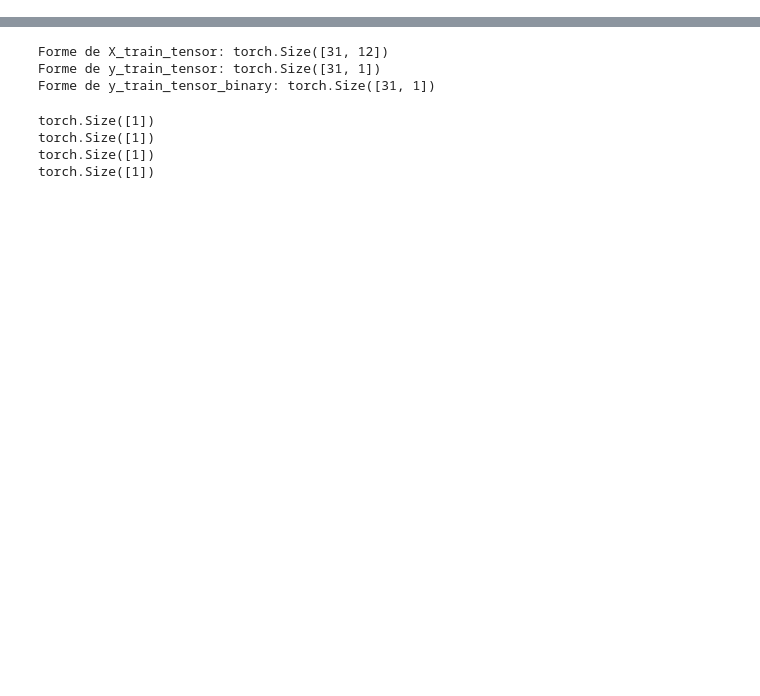
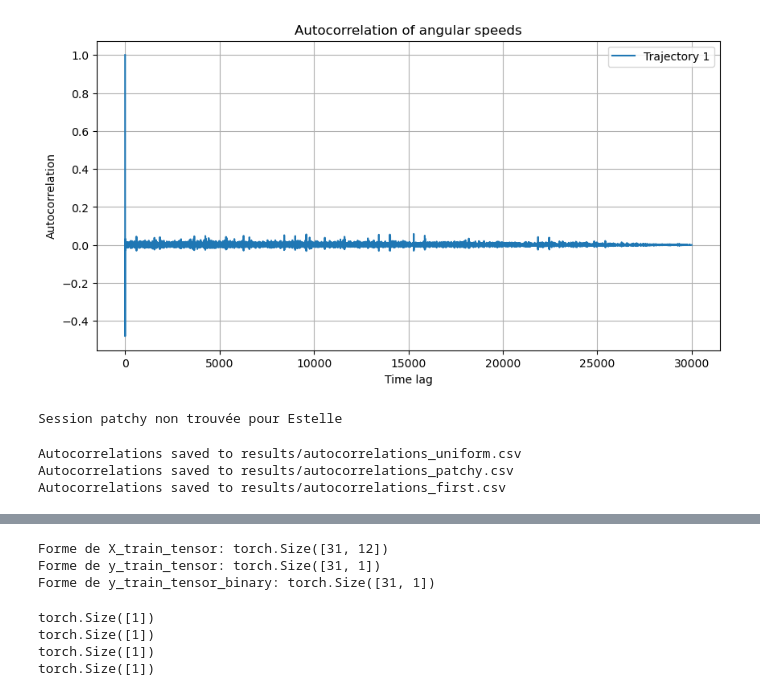
Before and after one commit to TomFiz/neuroforest, a Jupyter notebook: neuroforest-master/notebooks/extract_explicit_features.ipynb, the cells around one changed output, grey strips where cells are left out. Saved outputs shown, nothing was run; the diff lists cells and outputs as text; code cells hidden in the pictures; blank space fills up the shorter version.

```diff
--- a/neuroforest-master/notebooks/extract_explicit_features.ipynb
+++ b/neuroforest-master/notebooks/extract_explicit_features.ipynb
@@ -187,0 +206,22 @@ def feature_reduction(features, points_per_second, original_points_per_second=25
+# %%
+def compute_autocorrelation(features_dict, feature_name):
+    """
+    Calcule l'autocorrélation pour chaque trajectoire d'une feature donnée.
+
+    Args:
+        features_dict (dict): Le dictionnaire des features extraites.
+        feature_name (str): Le nom de la feature à analyser.
+
+    Returns:
+        list: Liste des autocorrélations calculées pour chaque trajectoire.
+    """
+    autocorrelations = []
+    for feature in features_dict[feature_name]:
+        feature_values = feature[0]  # Valeurs temporelles de la feature
+        if feature_values.ndim > 1:  # Si c'est un tableau 2D, convertir en 1D
+            feature_values = np.linalg.norm(feature_values, axis=1)  # Norme des vecteurs
+        autocorr = np.correlate(feature_values, feature_values, mode='full')  # Calcul de l'autocorrélation
+        autocorr = autocorr[autocorr.size // 2:]  # Prendre uniquement la moitié positive
+        autocorr /= autocorr[0]  # Normalisation
+        autocorrelations.append(autocorr)
+    return autocorrelations
@@ -190,2 +293,41 @@ trajectories, labels = features_extraction(dataloader, "uniform")
 # %%
 features = features_computing(trajectories)
+# %%
+feature_name = "angular speeds"
+autocorrelations = compute_autocorrelation(features, feature_name)
+
+plt.figure(figsize=(10, 5))
+for i, autocorr in enumerate(autocorrelations):
+    plt.plot(autocorr, label=f"Trajectory {i+1}")
+    break
+plt.title(f"Autocorrelation of {feature_name}")
+plt.xlabel("Time lag")
+plt.ylabel("Autocorrelation")
+plt.legend()
+plt.grid()
+plt.show()
+# %% [output]
+[figure, added]
+# %%
+names_uniform, trajectories_uniform, labels = features_extraction(dataloader, "uniform")
+names_patchy, trajectories_patchy, _ = features_extraction(dataloader, "patchy")
+names_first, trajectories_first, _ = features_extraction(dataloader, "first")
+
+mushrooms_first = mushroom_count(dataloader, "first")
+mushrooms_uniform = mushroom_count(dataloader, "uniform")
+mushrooms_patchy = mushroom_count(dataloader, "patchy")
+
+
+features_uniform = features_computing(trajectories_uniform)
+features_patchy = features_computing(trajectories_patchy)
+features_first = features_computing(trajectories_first)
+# %% [output]
+Session patchy non trouvée pour Estelle
+# %%
+save_autocorrelations_to_csv(features_uniform, names_uniform, "results/autocorrelations_uniform.csv")
+save_autocorrelations_to_csv(features_patchy, names_patchy,  "results/autocorrelations_patchy.csv")
+save_autocorrelations_to_csv(features_first, names_first, "results/autocorrelations_first.csv")
+# %% [output]
+Autocorrelations saved to results/autocorrelations_uniform.csv
+Autocorrelations saved to results/autocorrelations_patchy.csv
+Autocorrelations saved to results/autocorrelations_first.csv
```
Also changed, not shown: parts of 33 cells of this notebook.
